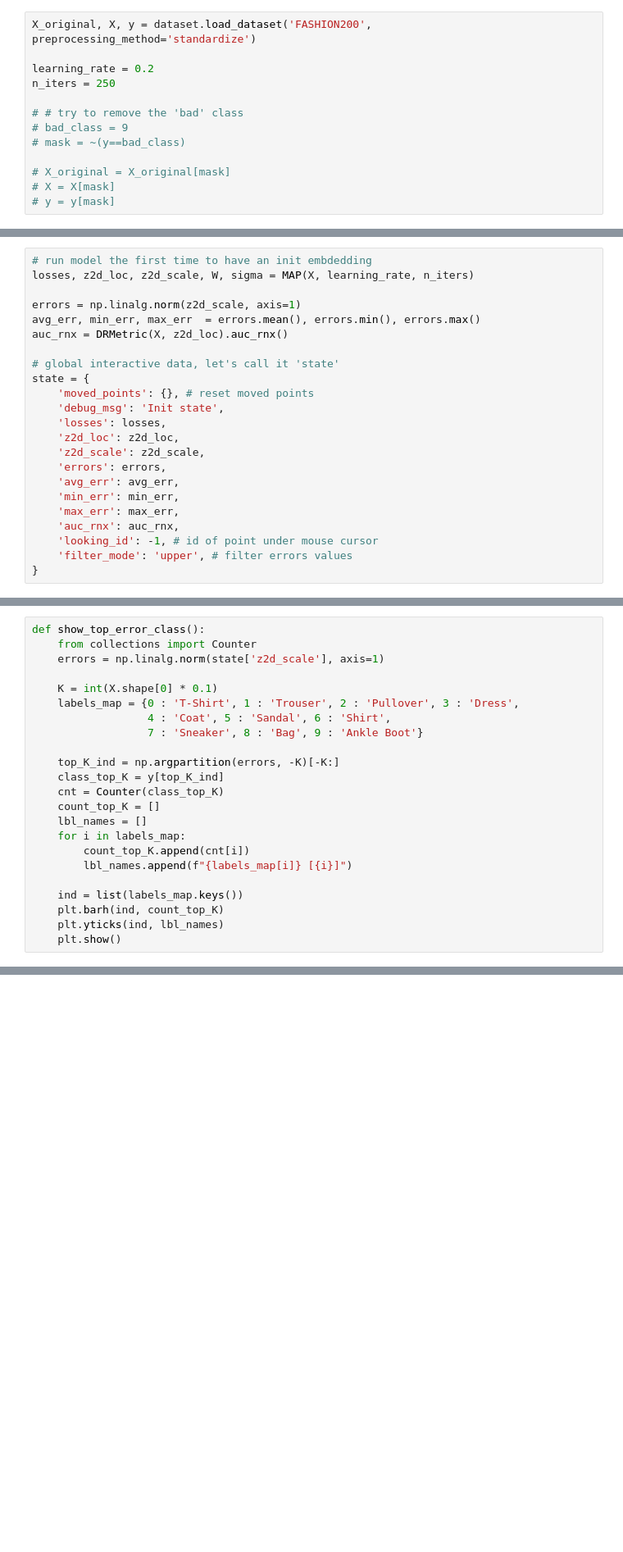
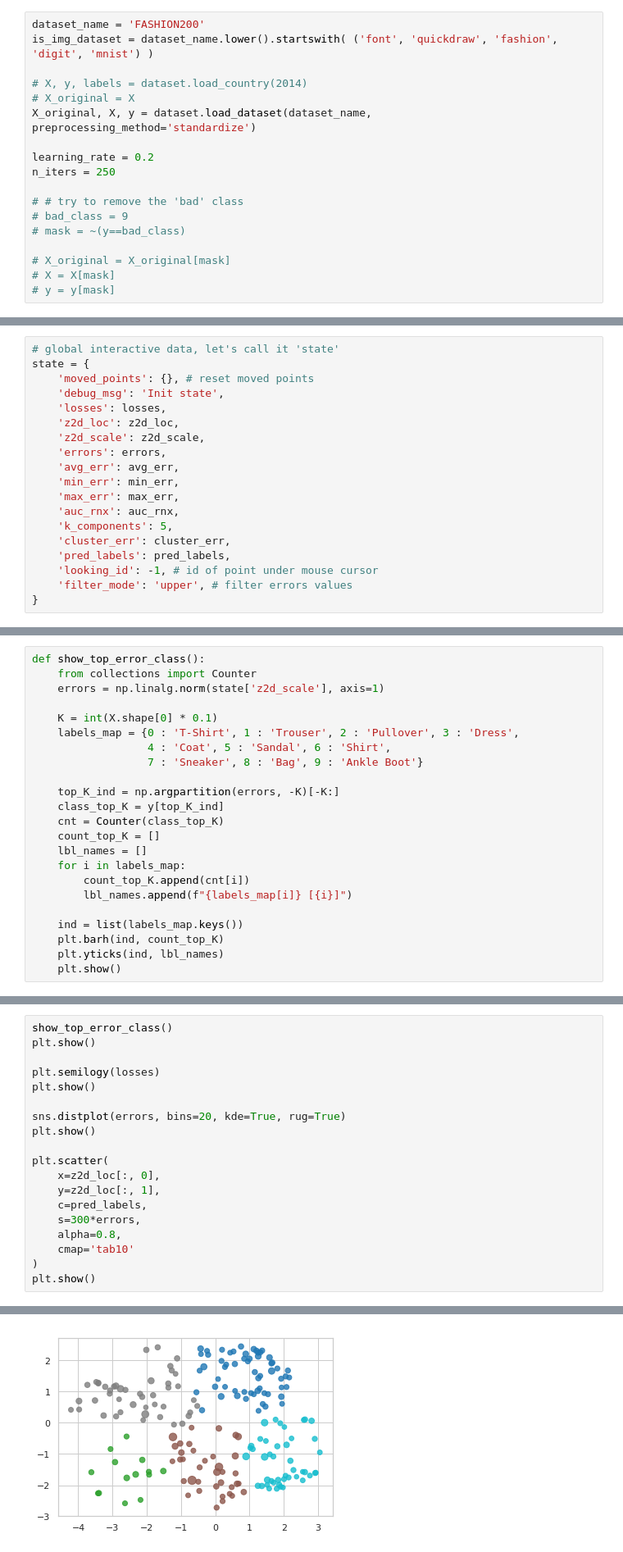
Before and after one commit to vu-minh/ppca-uncertainty, a Jupyter notebook: Interactive PPCA model.ipynb, the cells around one changed output, grey strips where cells are left out. Shown: that part at 82% size. Saved outputs shown, nothing was run; the diff lists cells and outputs as text; blank space fills up the shorter version.

```diff
--- a/Interactive PPCA model.ipynb
+++ b/Interactive PPCA model.ipynb
@@ -40,5 +40,10 @@ The autoreload extension is already loaded. To reload it, use:
 # %%
-X_original, X, y = dataset.load_dataset('FASHION200', preprocessing_method='standardize')
+dataset_name = 'FASHION200'
+is_img_dataset = dataset_name.lower().startswith( ('font', 'quickdraw', 'fashion', 'digit', 'mnist') )
+
+# X, y, labels = dataset.load_country(2014)
+# X_original = X
+X_original, X, y = dataset.load_dataset(dataset_name, preprocessing_method='standardize')
 
 learning_rate = 0.2
 n_iters = 250
@@ -53,11 +87,4 @@ n_iters = 250
 # %%
-# run model the first time to have an init embdedding
-losses, z2d_loc, z2d_scale, W, sigma = MAP(X, learning_rate, n_iters)
-
-errors = np.linalg.norm(z2d_scale, axis=1)
-avg_err, min_err, max_err  = errors.mean(), errors.min(), errors.max()
-auc_rnx = DRMetric(X, z2d_loc).auc_rnx()
-
 # global interactive data, let's call it 'state'
 state = {
     'moved_points': {}, # reset moved points
@@ -70,6 +97,9 @@ state = {
     'min_err': min_err,
     'max_err': max_err,
     'auc_rnx': auc_rnx,
+    'k_components': 5,
+    'cluster_err': cluster_err,
+    'pred_labels': pred_labels,
     'looking_id': -1, # id of point under mouse cursor
     'filter_mode': 'upper', # filter errors values
 }
@@ -128,0 +129,20 @@ plt.scatter(
+# %%
+show_top_error_class()
+plt.show()
+
+plt.semilogy(losses)
+plt.show()
+
+sns.distplot(errors, bins=20, kde=True, rug=True)
+plt.show()
+
+plt.scatter(
+    x=z2d_loc[:, 0],
+    y=z2d_loc[:, 1],
+    c=pred_labels,
+    s=300*errors,
+    alpha=0.8,
+    cmap='tab10'
+)
+plt.show()
+# %% [output]
@@ -129,3 +152,4 @@ plt.scatter(
+[figure, added]
 # %%
 def scatter_with_images(ax, z2d, z2d_scale, original_data, labels_true):
     ax.scatter(z2d[:, 0], z2d[:, 1])
```
Also changed, not shown: parts of 16 cells of this notebook, 1 other file.
